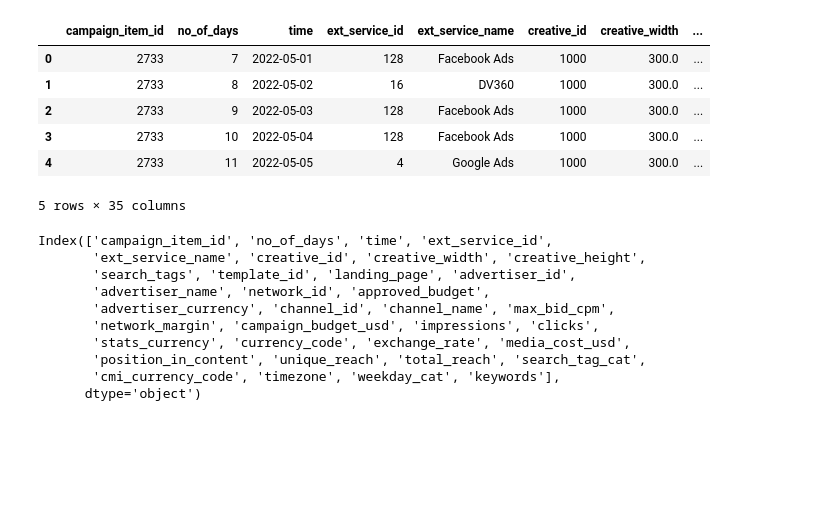
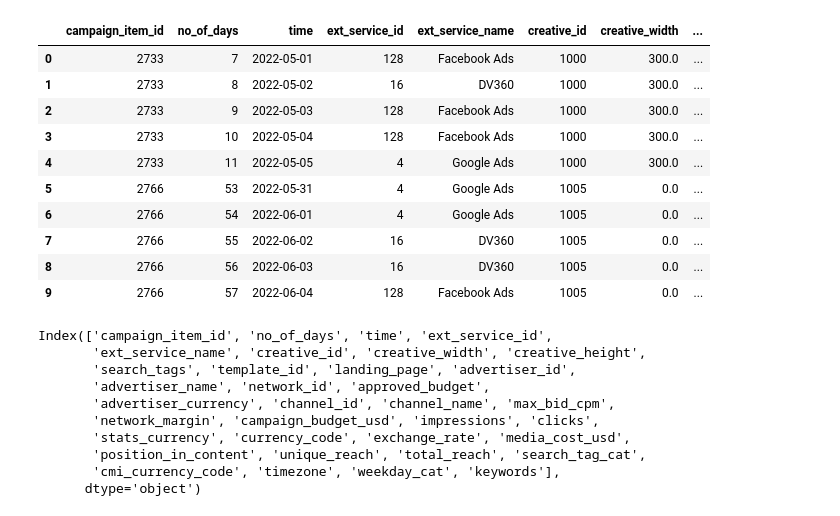
Before and after one commit to SantiagoArenas/TFG_Santiago, a Jupyter notebook: dataAcquisition/marketingCampaign1/campaignExploration1.ipynb, the cells around one changed output. Cells and saved outputs as stored; diff of their text form; code cells hidden in the pictures; blank space fills up the shorter version.

```diff
--- a/dataAcquisition/marketingCampaign1/campaignExploration1.ipynb
+++ b/dataAcquisition/marketingCampaign1/campaignExploration1.ipynb
@@ -1,16 +1,21 @@
 # %%
 import pandas as pd
 
 db = pd.read_csv('/Users/santi/Library/CloudStorage/OneDrive-UniversidadPontificiaComillas/Uni/4/TFG/Proyecto/dataAcquisition/marketingCampaign1/campaign1.csv')
-db.head()
+pd.set_option('display.max_columns', None)
+db.head(10)
 # %% [output]
 |  | campaign_item_id | no_of_days | time | ext_service_id | ext_service_name | creative_id | creative_width | ... |
 | 0 | 2733 | 7 | 2022-05-01 | 128 | Facebook Ads | 1000 | 300.0 | ... |
 | 1 | 2733 | 8 | 2022-05-02 | 16 | DV360 | 1000 | 300.0 | ... |
 | 2 | 2733 | 9 | 2022-05-03 | 128 | Facebook Ads | 1000 | 300.0 | ... |
 | 3 | 2733 | 10 | 2022-05-04 | 128 | Facebook Ads | 1000 | 300.0 | ... |
 | 4 | 2733 | 11 | 2022-05-05 | 4 | Google Ads | 1000 | 300.0 | ... |
+| 5 | 2766 | 53 | 2022-05-31 | 4 | Google Ads | 1005 | 0.0 | ... |
+| 6 | 2766 | 54 | 2022-06-01 | 4 | Google Ads | 1005 | 0.0 | ... |
+| 7 | 2766 | 55 | 2022-06-02 | 16 | DV360 | 1005 | 0.0 | ... |
+| 8 | 2766 | 56 | 2022-06-03 | 16 | DV360 | 1005 | 0.0 | ... |
+| 9 | 2766 | 57 | 2022-06-04 | 128 | Facebook Ads | 1005 | 0.0 | ... |
-5 rows × 35 columns
 # %%
 db.columns
 # %% [output]
```
Also changed, not shown: 4 other files.
